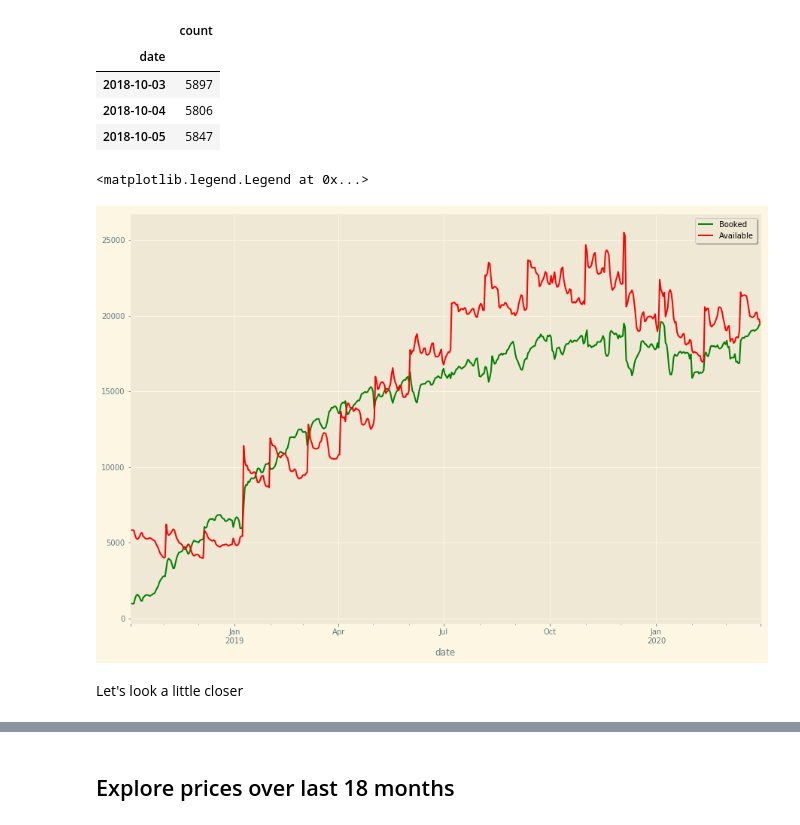
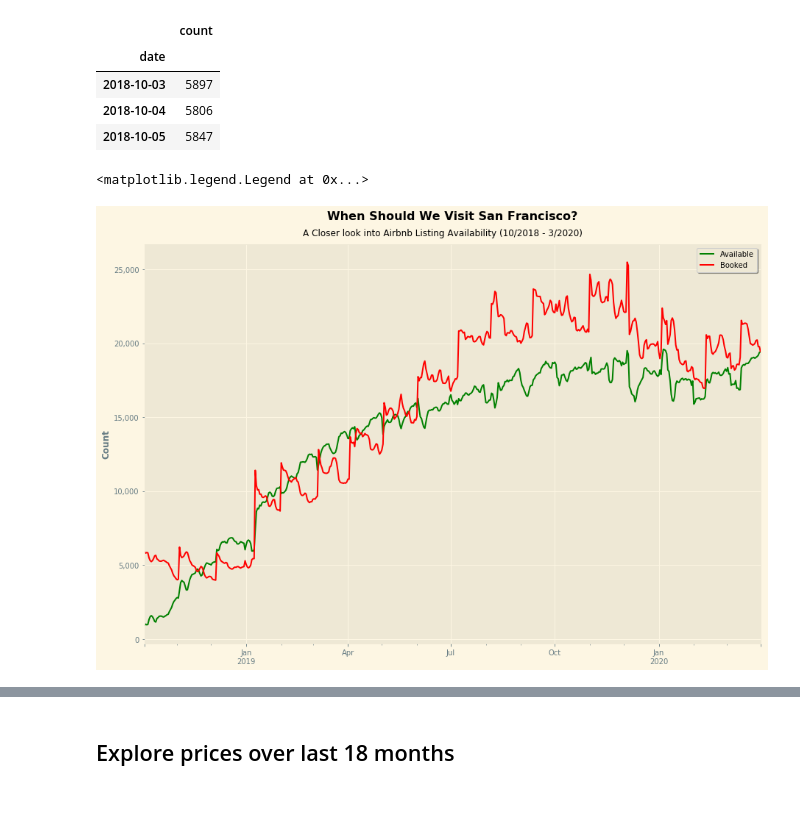
Before and after one commit to KishenSharma6/Airbnb-Analysis, a Jupyter notebook: Project Codes/03. Exploratory Data Analysis/2020_0408_Calendar_EDA.ipynb, the cells around one changed output, grey strips where cells are left out. Drawn from its saved outputs; the diff is of its cells as text; code cells hidden in the pictures.

```diff
--- a/Project Codes/03. Exploratory Data Analysis/2020_0408_Calendar_EDA.ipynb
+++ b/Project Codes/03. Exploratory Data Analysis/2020_0408_Calendar_EDA.ipynb
@@ -19,6 +21,7 @@ path = r'C:\Users\kishe\Documents\Data Science\Projects\Python Projects\In Progr
 
 #Read in Airbnb Calendar data
 calendar = pd.read_csv(path + '2020_0407_Calendar_Cleaned.csv', sep = ',',
-                       parse_dates=['date'], low_memory=True,index_col=0)
+                       parse_dates=['date'], dtype = {'listing_id':'category'},
+                       low_memory=True,index_col=0)
 # %% [markdown]
 **Set notebook preferences**
@@ -37,0 +28,15 @@ warnings.simplefilter(action='ignore', category=FutureWarning)
+# %%
+#Supress future warnings
+import warnings
+warnings.simplefilter(action='ignore', category=FutureWarning)
+
+###Set plot aesthetics for notebook###
+#Style
+plt.style.use('Solarize_Light2')
+
+#Title dictionary
+title_dict = {'fontsize':16,
+             'fontweight': 'bold'}
+#Label dictionary
+label_dict = {'fontsize':12,
+             'fontweight': 'bold'}
@@ -117,23 +159,25 @@ display(unavailable_listings.head(3))
 # %%
 #Set plot figure
 fig, ax = plt.subplots(figsize = (15,10))
 
 #Plot Data
 j = available_listings.plot(color = 'g',ax=ax)
 g = unavailable_listings.plot(color = 'r', ax=ax)
 
-#Plot intersection points
-
-
 ###Set plot Aesthetics###
 #Title
+ax.set_title('When Should We Visit San Francisco?', fontdict = title_dict, y = 1.05)
+plt.suptitle('A Closer look into Airbnb Listing Availability (10/2018 - 3/2020)', y = .91)
 
 #Axes
+ax.get_yaxis().set_major_formatter(plt.FuncFormatter(lambda x, loc: "{:,}".format(int(x))))
+
+#Labels
+ax.set_ylabel('Count', fontdict = label_dict)
+ax.set_xlabel('')
 
 #Legend
-ax.legend(labels = ['Booked', 'Available'],frameon = True, shadow = True)
+ax.legend(labels = ['Available','Booked'],frameon = True, shadow = True)
 # %% [output]
 <matplotlib.legend.Legend at 0x...>
-[figure, old version]
+[figure, new version]
-# %% [markdown]
-Let's look a little closer
```
Also changed, not shown: parts of 41 cells of this notebook, 2 other files.
